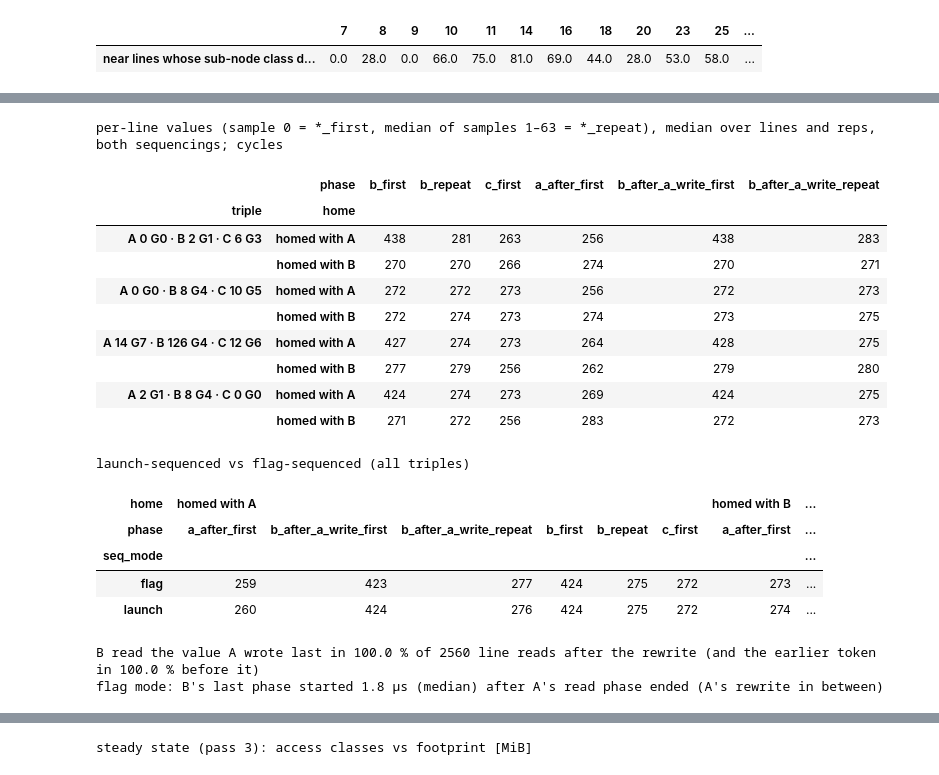
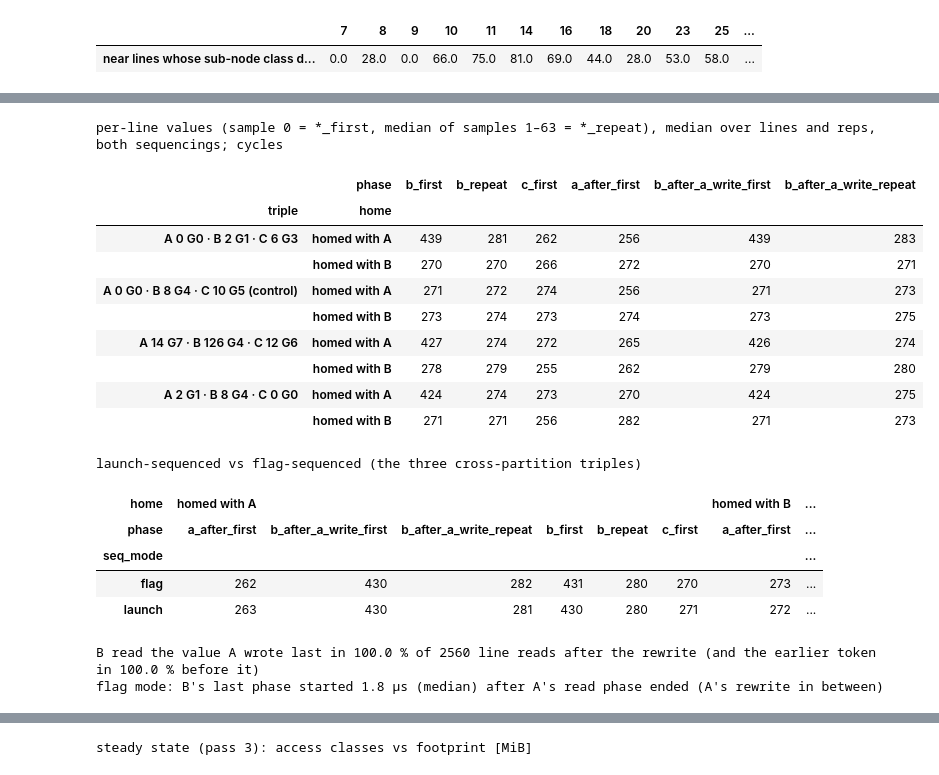
Before and after one commit to lomolisso/h100-microbench, a Jupyter notebook: experiments/08__l2_partitions_and_first_touch/08__l2_partitions_and_first_touch.ipynb, the cells around one changed output, grey strips where cells are left out. Saved outputs shown, nothing was run; the diff lists cells and outputs as text; code cells hidden in the pictures.

```diff
--- a/experiments/08__l2_partitions_and_first_touch/08__l2_partitions_and_first_touch.ipynb
+++ b/experiments/08__l2_partitions_and_first_touch/08__l2_partitions_and_first_touch.ipynb
@@ -543,0 +563,22 @@ display(sub.round(0).to_frame().T)
+# %%
+pv = read_run("08__l2__k2vmm_pages.csv", RID["k2vmm"])
+kv = k2vmm(pv)
+print(f"run_id {RID['k2vmm']}: {pv.mapping.nunique()} mappings, {len(pv)} page rows (page × rep × direction)")
+cons = kv["consistency"].rename(columns={"kind": "allocation"})
+cons["allocation"] = cons.allocation.map({"vmm_2MiB_handles": "64 × 2 MiB handles", "vmm_32MiB": "cuMemCreate 32 MiB",
+                                          "vmm_64MiB": "cuMemCreate 64 MiB", "cudaMalloc": "cudaMalloc"})
+display(cons.style.format(precision=1).set_caption("page term per mapping: line agreement and repeatability"))
+gs = pv.groupby(["mapping", "page_slot"]).page_term.mean().unstack(0)
+h = kv["handles"]
+print(f"page term of each of the {len(h)} handles: identical in A1 and A2 for {100 * kv['agree']['A2']:.0f} % of the handles, "
+      f"in A1 and A3 for {100 * kv['agree']['A3']:.0f} %; a hash of virtual-address bits 21, 22, 24 would flip it between A1 and A2 "
+      f"for every handle")
+print(f"same virtual slot in A1 and A2 (different handles): identical in {100 * (gs.A1 == gs.A2)[gs.A1.notna()].mean():.1f} % of the slots")
+npg = cons.pages.to_dict()
+fl = kv["flips"].copy()
+fl.index = [f"{i.split()[0]}: {npg[i.split()[0]]} pages" + (", 64 handles in creation order" if i.startswith("A1") else "") for i in fl.index]
+fl.columns = [f"bit {b}" for b in fl.columns]
+display(fl.style.format("{:.0f}", na_rep="").set_caption("page pairs (j, j XOR 2^(b−21)) inside each allocation whose page term differs [%]"))
+print("page term of the first page of each aligned 8 MiB group (4 pages), in order; every group follows g, ¬g, ¬g, g:")
+for k, v in kv["chunks"].items():
+    print(f"  {k.split()[0]:6s} {v['first_G']}   (groups following the pattern: {100 * v['pattern_ok']:.0f} %)")
@@ -545,14 +647,16 @@ display(sub.round(0).to_frame().T)
 k3 = read_run("08__l2__probe.csv", RID["k3"])
 k3 = k3[k3.kernel == "K3"].copy()
 k3["cyc"] = k3.cycles - TP
-repl = read_run("08__l2__replication.csv", RID["k3"])
-trip = repl[["a_smid", "b_smid", "c_smid"]].drop_duplicates().values.tolist()
+repl = read_run("08__l2__replication_v2.csv", RID["k3"])
+kinds = repl.groupby(["a_smid", "b_smid", "c_smid"], sort=False).triple_kind.first()
+print(f"K3 run_id {RID['k3']}: triples " + ", ".join(f"A {a} B {b} C {c} ({k})" for (a, b, c), k in kinds.items()))
 PH = ["b_read", "c_read", "a_read", "b_read_after_a_write"]
 PHL = ["B reads", "C reads", "A reads", "A rewrites, B reads"]
 PG = sig.groupby("gpc").partition.first()
 apart = lambda a: int(PG[GPC[a]])
-cross_t = [t for t in trip if apart(t[0]) != apart(t[1])]
-same_t = [t for t in trip if apart(t[0]) == apart(t[1])]
+cross_t = [list(t) for t, k in kinds.items() if k == "cross"]
+same_t = [list(t) for t, k in kinds.items() if k == "control"]
+assert all(apart(a) != apart(b) for a, b, _ in cross_t) and all(len({apart(x) for x in t}) == 1 for t in same_t)
 fig, axs = plt.subplots(1, len(cross_t), figsize=(5.4 * len(cross_t), 4.2), sharey=True, squeeze=False)
 for ax, (A, B, C) in zip(axs[0], cross_t):
     d = k3[(k3.first_touch_smid == A) & (k3.seq_mode == "launch") & (((k3.probe_smid == B) & k3.phase.isin(["b_read", "b_read_after_a_write"]))
@@ -573,38 +678,39 @@ fig.tight_layout(); plt.show()
 [figure]
 # %%
 r = repl.copy()
-r["triple"] = [f"A {a} G{GPC[a]} · B {b} G{GPC[b]} · C {c} G{GPC[c]}" for a, b, c in zip(r.a_smid, r.b_smid, r.c_smid)]
+r["triple"] = [f"A {a} G{GPC[a]} · B {b} G{GPC[b]} · C {c} G{GPC[c]}" + (" (control)" if k == "control" else "")
+               for a, b, c, k in zip(r.a_smid, r.b_smid, r.c_smid, r.triple_kind)]
 r["home"] = np.where(r.line_home == r.a_smid.map(apart), "homed with A", "homed with B")
 r["cyc"] = r.median_cycles - TP
 PHS = ["b_first", "b_repeat", "c_first", "a_after_first", "b_after_a_write_first", "b_after_a_write_repeat"]
 t = r[r.phase.isin(PHS)].pivot_table(index=["triple", "home"], columns=["phase"], values="cyc", aggfunc="median")[PHS]
 display(t.round(0).style.format("{:.0f}").set_caption("per-line values (sample 0 = *_first, median of samples 1–63 = *_repeat), median over lines and reps, both sequencings; cycles"))
-lf = r[r.phase.isin(PHS)].pivot_table(index=["seq_mode"], columns=["home", "phase"], values="cyc", aggfunc="median")
-display(lf.round(0).style.format("{:.0f}").set_caption("launch-sequenced vs flag-sequenced (all triples)"))
+lf = r[r.phase.isin(PHS) & (r.triple_kind == "cross")].pivot_table(index=["seq_mode"], columns=["home", "phase"], values="cyc", aggfunc="median")
+display(lf.round(0).style.format("{:.0f}").set_caption("launch-sequenced vs flag-sequenced (the three cross-partition triples)"))
 ok = r[r.phase.str.startswith("b_after")].qword1_ok
 print(f"B read the value A wrote last in {100*ok.mean():.1f} % of {len(ok)} line reads after the rewrite "
       f"(and the earlier token in {100*r[r.phase=='b_first'].qword1_ok.mean():.1f} % before it)")
 fl = r[(r.seq_mode == "flag") & (r.phase == "b_after_a_write_first")]
 gap = (fl.phase_t0_ns - r[(r.seq_mode == "flag") & (r.phase == "a_after_first")].phase_t1_ns.values[:len(fl)]) / 1e3
 print(f"flag mode: B's last phase started {np.median(gap):.1f} µs (median) after A's read phase ended (A's rewrite in between)")
 # %% [output]
 per-line values (sample 0 = *_first, median of samples 1–63 = *_repeat), median over lines and reps, both sequencings; cycles
 |  | phase | b_first | b_repeat | c_first | a_after_first | b_after_a_write_first | b_after_a_write_repeat |
 | triple | home |  |  |  |  |  |  |
-| A 0 G0 · B 2 G1 · C 6 G3 | homed with A | 438 | 281 | 263 | 256 | 438 | 283 |
-|  | homed with B | 270 | 270 | 266 | 274 | 270 | 271 |
-| A 0 G0 · B 8 G4 · C 10 G5 | homed with A | 272 | 272 | 273 | 256 | 272 | 273 |
-|  | homed with B | 272 | 274 | 273 | 274 | 273 | 275 |
-| A 14 G7 · B 126 G4 · C 12 G6 | homed with A | 427 | 274 | 273 | 264 | 428 | 275 |
-|  | homed with B | 277 | 279 | 256 | 262 | 279 | 280 |
-| A 2 G1 · B 8 G4 · C 0 G0 | homed with A | 424 | 274 | 273 | 269 | 424 | 275 |
-|  | homed with B | 271 | 272 | 256 | 283 | 272 | 273 |
+| A 0 G0 · B 2 G1 · C 6 G3 | homed with A | 439 | 281 | 262 | 256 | 439 | 283 |
+|  | homed with B | 270 | 270 | 266 | 272 | 270 | 271 |
+| A 0 G0 · B 8 G4 · C 10 G5 (control) | homed with A | 271 | 272 | 274 | 256 | 271 | 273 |
+|  | homed with B | 273 | 274 | 273 | 274 | 273 | 275 |
+| A 14 G7 · B 126 G4 · C 12 G6 | homed with A | 427 | 274 | 272 | 265 | 426 | 274 |
+|  | homed with B | 278 | 279 | 255 | 262 | 279 | 280 |
+| A 2 G1 · B 8 G4 · C 0 G0 | homed with A | 424 | 274 | 273 | 270 | 424 | 275 |
+|  | homed with B | 271 | 271 | 256 | 282 | 271 | 273 |
-launch-sequenced vs flag-sequenced (all triples)
+launch-sequenced vs flag-sequenced (the three cross-partition triples)
 | home | homed with A |  |  |  |  |  | homed with B | ... |
 | phase | a_after_first | b_after_a_write_first | b_after_a_write_repeat | b_first | b_repeat | c_first | a_after_first | ... |
 | seq_mode |  |  |  |  |  |  |  | ... |
-| flag | 259 | 423 | 277 | 424 | 275 | 272 | 273 | ... |
-| launch | 260 | 424 | 276 | 424 | 275 | 272 | 274 | ... |
+| flag | 262 | 430 | 282 | 431 | 280 | 270 | 273 | ... |
+| launch | 263 | 430 | 281 | 430 | 280 | 271 | 272 | ... |
 B read the value A wrote last in 100.0 % of 2560 line reads after the rewrite (and the earlier token in 100.0 % before it)
 flag mode: B's last phase started 1.8 µs (median) after A's read phase ended (A's rewrite in between)
 # %% [markdown]
```
Also changed, not shown: parts of 17 cells of this notebook, 12 other files.
